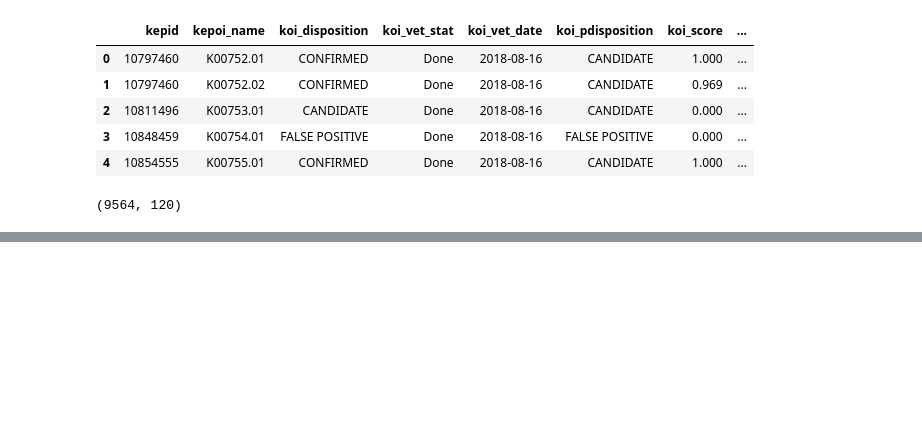
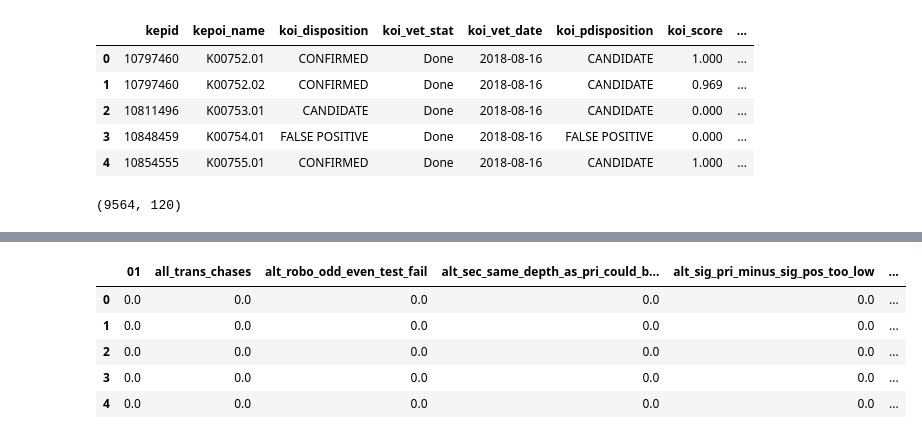
Before and after one commit to jclibs/Project-Kepler, a Jupyter notebook: kepler_data_prediction.ipynb, the cells around one changed output, grey strips where cells are left out. Cells and saved outputs as stored; diff of their text form; code cells hidden in the pictures; blank space fills up the shorter version.

```diff
--- a/kepler_data_prediction.ipynb
+++ b/kepler_data_prediction.ipynb
@@ -131,7 +153,6 @@ dtype: float64
 # %%
-print(f"before: {kepler_df_cleaned['koi_comment'].isna().sum()}")
-
-kepler_df_cleaned['koi_comment'].fillna('NO_COMMENT', inplace=True)
+# if the comment column is left empty it is logical to assume there is no comment
+kepler_df_cleaned['koi_comment'] = kepler_df_cleaned['koi_comment'].fillna('NO_COMMENT')
 
 print(f"after: {kepler_df_cleaned['koi_comment'].isna().sum()}")
 # %% [output]
@@ -139,0 +172,4 @@ after: 0
+# %%
+#create X data, drop columns that might cause data leakage and columns from y data
+X = kepler_df_cleaned.drop(columns = ['koi_disposition','koi_pdisposition' , 'kepid', 'kepoi_name', 'koi_vet_date'])
+X.head(3)
@@ -139,0 +201,21 @@ after: 0
+# %%
+from sklearn.feature_extraction.text import TfidfVectorizer
+#use tf-idf to make numeric values for comments
+
+comments = X['koi_comment']
+
+# Apply TF-IDF Vectorization
+vectorizer = TfidfVectorizer()
+comments_tfidf = vectorizer.fit_transform(comments)
+
+# Convert to DataFrame if needed
+import pandas as pd
+comments_df = pd.DataFrame(comments_tfidf.toarray(), columns=vectorizer.get_feature_names_out())
+comments_df.head()
+# %% [output]
+|  | 01 | all_trans_chases | alt_robo_odd_even_test_fail | alt_sec_same_depth_as_pri_could_b... | alt_sig_pri_minus_sig_pos_too_low | ... |
+| 0 | 0.0 | 0.0 | 0.0 | 0.0 | 0.0 | ... |
+| 1 | 0.0 | 0.0 | 0.0 | 0.0 | 0.0 | ... |
+| 2 | 0.0 | 0.0 | 0.0 | 0.0 | 0.0 | ... |
+| 3 | 0.0 | 0.0 | 0.0 | 0.0 | 0.0 | ... |
+| 4 | 0.0 | 0.0 | 0.0 | 0.0 | 0.0 | ... |
```
Also changed, not shown: parts of 17 cells of this notebook.
